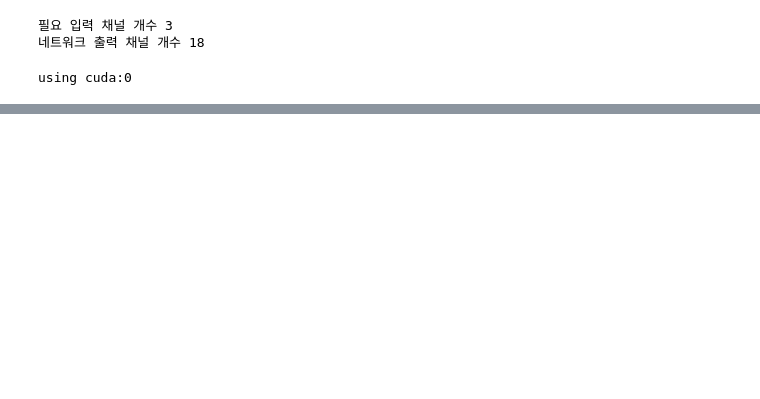
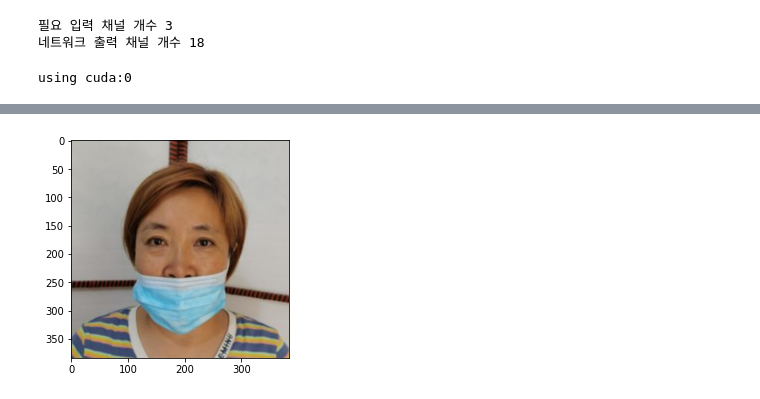
Before and after one commit to boostcampaitech4cv3/level1_imageclassification_cv-level-cv-12, a Jupyter notebook: detection_test.ipynb, the cells around one changed output, grey strips where cells are left out. Saved outputs shown, nothing was run; the diff lists cells and outputs as text; code cells hidden in the pictures; blank space fills up the shorter version.

```diff
--- a/detection_test.ipynb
+++ b/detection_test.ipynb
@@ -315,20 +359,22 @@ best_f1_score = 0
 import matplotlib.pyplot as plt
 
 for epoch in range(NUM_EPOCH):
-    basemodel_resnet34.train()
+    model.train()
     loss_value = 0
     matches = 0
-    for train_batch in tqdm(train_dataloader_mask):
+    for train_batch in train_dataloader_mask:
+
         inputs, labels = train_batch
 
-        #plt.imshow(transforms.ToPILImage()(inputs[0]))
-        #plt.show()
-        #continue
+
+#         plt.imshow(transforms.ToPILImage()(inputs[0]))
+#         plt.show()
+#         continue
 
         inputs = inputs.to(device)
         labels = labels.to(device)
 
-        outs = basemodel_resnet34(inputs)
+        outs = model(inputs)
         preds = torch.argmax(outs, dim=-1)
         loss = criterion(outs, labels)
 
@@ -336,8 +382,8 @@ for epoch in range(NUM_EPOCH):
         loss.backward()
         optimizer.step()
 
-        if epoch % 10 == 0:
-            torch.save(basemodel_resnet34, '../checkpoint/resnet34_with_detect/checkpoint_ep_%d.pth'% epoch)
+        if epoch % 5 == 0:
+            torch.save(model, '../checkpoint/resnet50_detection/checkpoint_ep_%d.pth'% epoch)
 
         loss_value += loss.item()
         matches += (preds == labels).sum().item()
@@ -351,7 +397,7 @@ for epoch in range(NUM_EPOCH):
     time.sleep(0.5)
 
     with torch.no_grad():
-        basemodel_resnet34.eval()
+        model.eval()
         val_loss_items = []
         val_acc_items = []
         for val_batch in tqdm(val_dataloader_mask):
@@ -359,7 +405,7 @@ for epoch in range(NUM_EPOCH):
             inputs = inputs.to(device)
             labels = labels.to(device)
 
-            outs = basemodel_resnet34(inputs)
+            outs = model(inputs)
             preds = torch.argmax(outs, dim=-1)
 
             loss_item = criterion(outs, labels).item()
@@ -380,13 +426,15 @@ for epoch in range(NUM_EPOCH):
 
         if f1_score > best_f1_score:
             best_f1_score = f1_score
-#             cur_count = 0
-            torch.save(basemodel_resnet34, '../checkpoint/resnet34_with_detect/checkpoint_best.pth')
-#         else:
-#             cur_count += 1
-#             if cur_count >= patience:
-#                 print("Early Stopping!")
-#                 break
+            cur_count = 0
+            torch.save(model, '../checkpoint/resnet50_detection/checkpoint_best.pth')
+            print("Update checkpoint!!!")
+
+        else:
+            cur_count += 1
+            if cur_count >= patience:
+                print("Early Stopping!")
+                break
 
 
         print(f"[val] acc : {val_acc:.3f}, loss : {val_loss:.3f}, f1 score: {f1_score:.3f} -- size({len(val_dataloader_mask)})")
@@ -413,0 +467,8 @@ best acc : 0.806, best loss : 0.600, best f1 : 0.981
+# %%
+for train_batch in train_dataloader_mask:
+    inputs, labels = train_batch
+    plt.imshow(transforms.ToPILImage()(inputs[0]))
+    plt.show()
+    break
+# %% [output]
+[figure, added]
```
Also changed, not shown: parts of 14 cells of this notebook, 1 other file.
